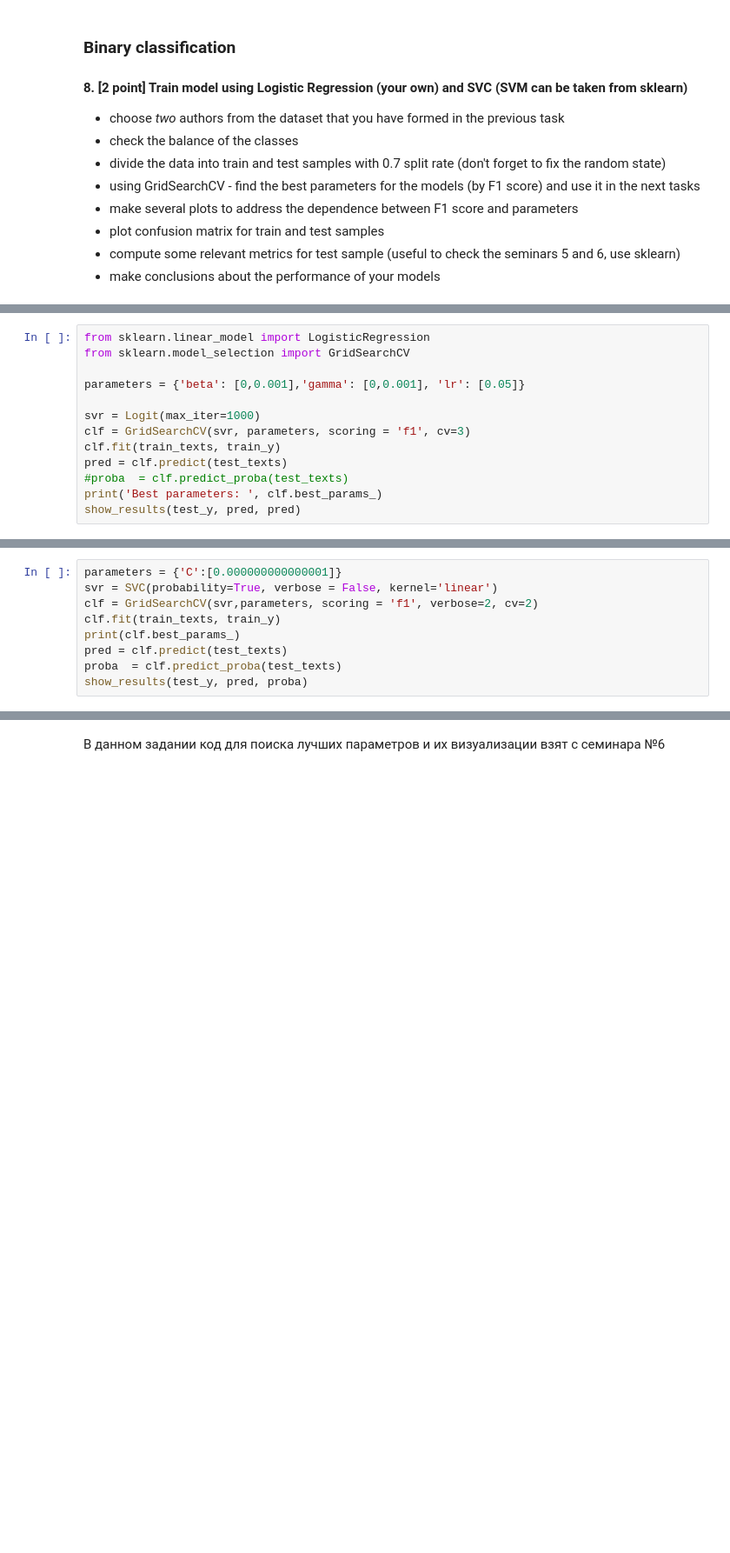
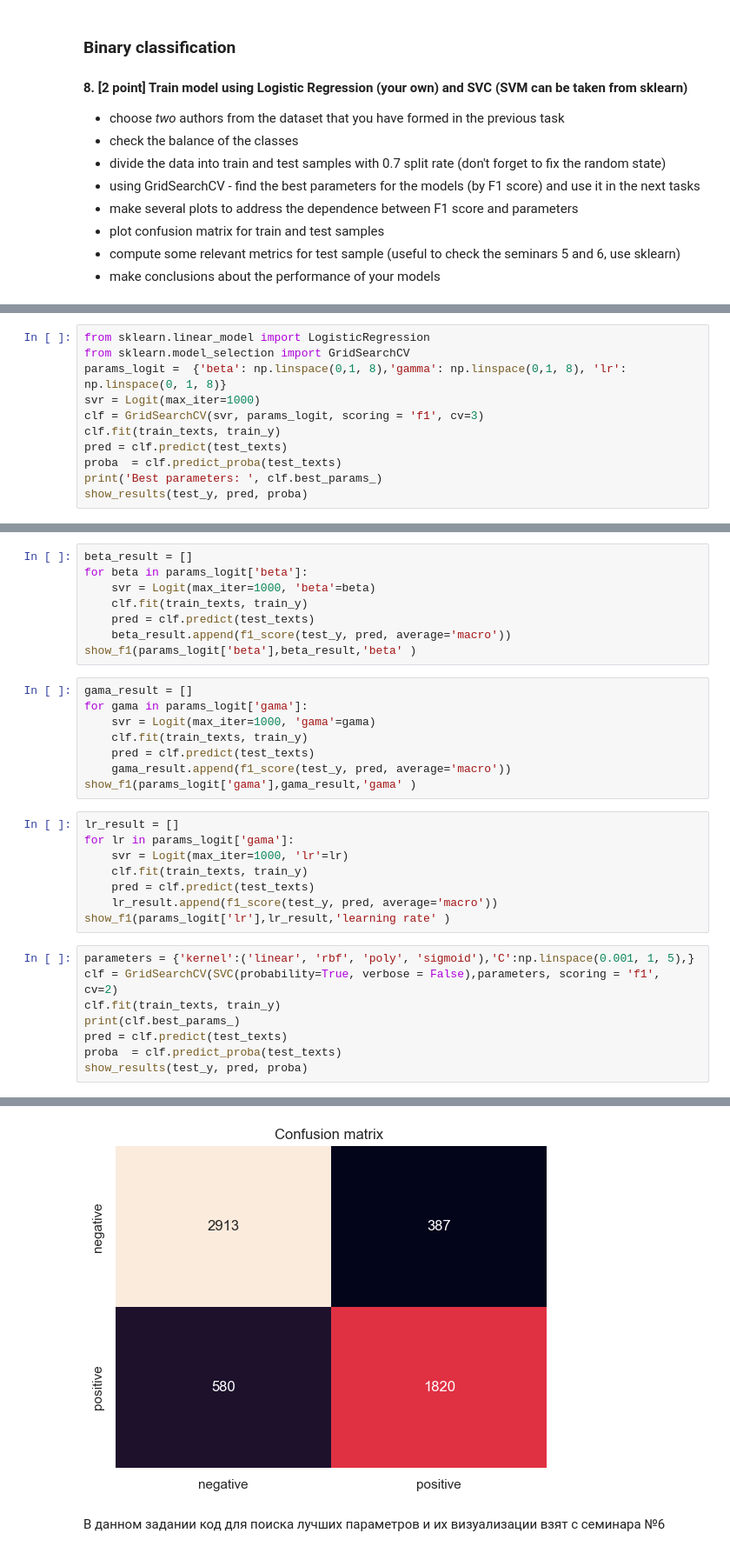
Before and after one commit to Bogdan108/ML, a Jupyter notebook: HW/HW_3/HW3_v8.ipynb, the cells around one changed output, grey strips where cells are left out. Shown at 87% size. Cells and saved outputs as stored; diff of their text form; blank space fills up the shorter version.

```diff
--- a/HW/HW_3/HW3_v8.ipynb
+++ b/HW/HW_3/HW3_v8.ipynb
@@ -455,13 +462,11 @@ def show_results(test_y, pred, proba):
 # %%
 from sklearn.linear_model import LogisticRegression
 from sklearn.model_selection import GridSearchCV
-
-parameters = {'beta': [0,0.001],'gamma': [0,0.001], 'lr': [0.05]}
-
+params_logit =  {'beta': np.linspace(0,1, 8),'gamma': np.linspace(0,1, 8), 'lr': np.linspace(0, 1, 8)}
 svr = Logit(max_iter=1000)
-clf = GridSearchCV(svr, parameters, scoring = 'f1', cv=3)
+clf = GridSearchCV(svr, params_logit, scoring = 'f1', cv=3)
 clf.fit(train_texts, train_y)
 pred = clf.predict(test_texts)
-#proba  = clf.predict_proba(test_texts)
+proba  = clf.predict_proba(test_texts)
 print('Best parameters: ', clf.best_params_)
-show_results(test_y, pred, pred)
+show_results(test_y, pred, proba)
@@ -516,7 +483,30 @@ ROC-AUC  =    0.82
+# %%
+beta_result = []
+for beta in params_logit['beta']:
+    svr = Logit(max_iter=1000, 'beta'=beta)
+    clf.fit(train_texts, train_y)
+    pred = clf.predict(test_texts)
+    beta_result.append(f1_score(test_y, pred, average='macro'))
+show_f1(params_logit['beta'],beta_result,'beta' )
+# %%
+gama_result = []
+for gama in params_logit['gama']:
+    svr = Logit(max_iter=1000, 'gama'=gama)
+    clf.fit(train_texts, train_y)
+    pred = clf.predict(test_texts)
+    gama_result.append(f1_score(test_y, pred, average='macro'))
+show_f1(params_logit['gama'],gama_result,'gama' )
+# %%
+lr_result = []
+for lr in params_logit['gama']:
+    svr = Logit(max_iter=1000, 'lr'=lr)
+    clf.fit(train_texts, train_y)
+    pred = clf.predict(test_texts)
+    lr_result.append(f1_score(test_y, pred, average='macro'))
+show_f1(params_logit['lr'],lr_result,'learning rate' )
 # %%
-parameters = {'C':[0.000000000000001]}
-svr = SVC(probability=True, verbose = False, kernel='linear')
-clf = GridSearchCV(svr,parameters, scoring = 'f1', verbose=2, cv=2)
+parameters = {'kernel':('linear', 'rbf', 'poly', 'sigmoid'),'C':np.linspace(0.001, 1, 5),}
+clf = GridSearchCV(SVC(probability=True, verbose = False),parameters, scoring = 'f1', cv=2)
 clf.fit(train_texts, train_y)
 print(clf.best_params_)
 pred = clf.predict(test_texts)
@@ -527,3 +522,4 @@ Fitting 2 folds for each of 1 candidates, totalling 2 fits
+[figure, added]
 # %% [markdown]
 В данном задании код для поиска лучших параметров и их визуализации взят с семинара №6
 # %% [markdown]
```
Also changed, not shown: parts of 17 cells of this notebook.
